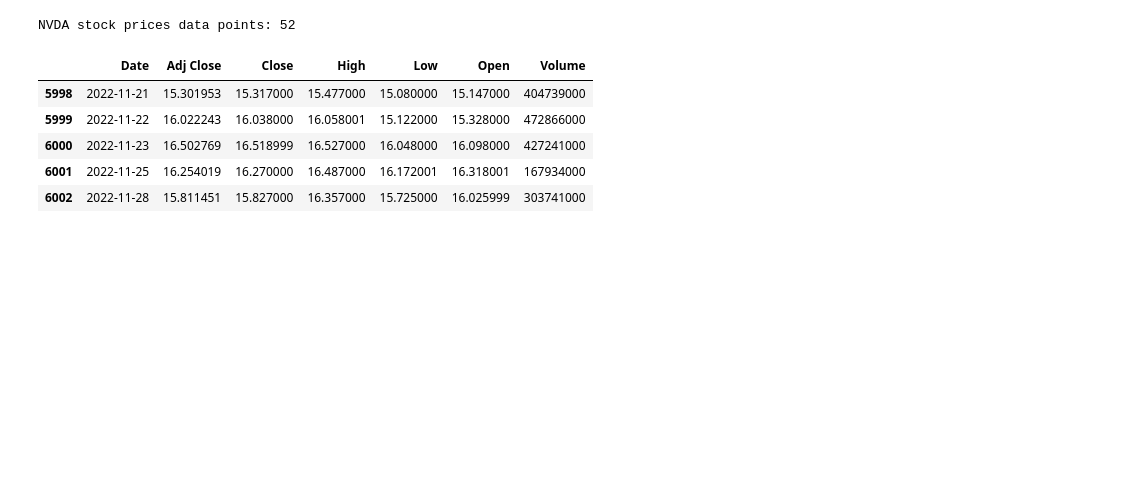
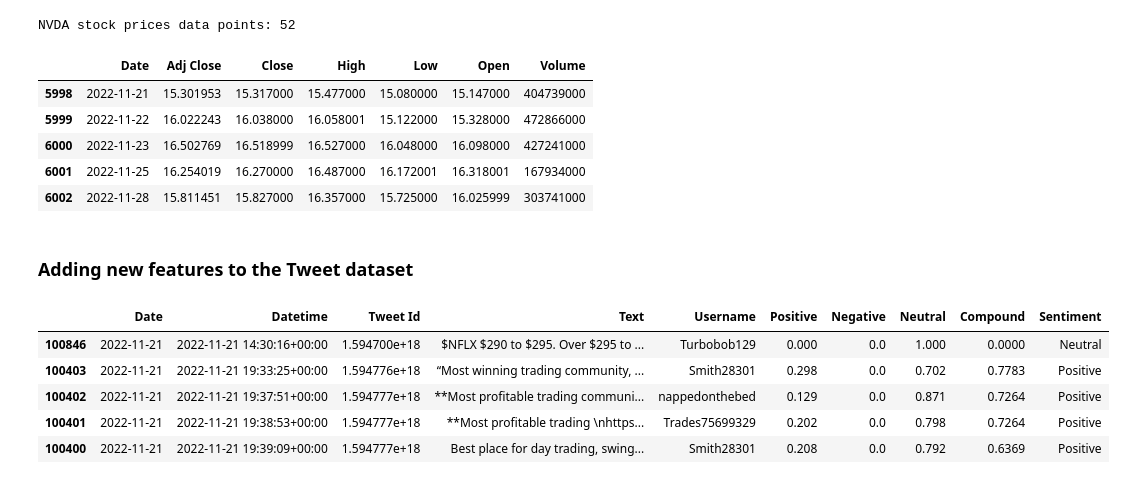
Before and after one commit to adelriosantiago/tweet-stock-sentiment, a Jupyter notebook: get-prediction.ipynb, the cells around one changed output. Saved outputs shown, nothing was run; the diff lists cells and outputs as text; code cells hidden in the pictures; blank space fills up the shorter version.

```diff
--- a/get-prediction.ipynb
+++ b/get-prediction.ipynb
@@ -74,5 +86,39 @@ NVDA stock prices data points: 52
 | 6000 | 2022-11-23 | 16.502769 | 16.518999 | 16.527000 | 16.048000 | 16.098000 | 427241000 |
 | 6001 | 2022-11-25 | 16.254019 | 16.270000 | 16.487000 | 16.172001 | 16.318001 | 167934000 |
 | 6002 | 2022-11-28 | 15.811451 | 15.827000 | 16.357000 | 15.725000 | 16.025999 | 303741000 |
+# %% [markdown]
+### Adding new features to the Tweet dataset
 # %%
-# Merge stock prices with tweets on the date
+# Add sentiment analysis columns to the Tweets DataFrame
+nvda_tweets['Positive'] = 0
+nvda_tweets['Negative'] = 0
+nvda_tweets['Neutral'] = 0
+nvda_tweets['Compound'] = 0.0
+nvda_tweets['Sentiment'] = ''
+
+# Iterate over each tweet and calculate sentiment scores
+from vaderSentiment.vaderSentiment import SentimentIntensityAnalyzer
+
+analyzer = SentimentIntensityAnalyzer()
+for index, row in nvda_tweets.iterrows():
+    tweet = row['Text']
+    vs = analyzer.polarity_scores(tweet)
+    nvda_tweets.at[index, 'Positive'] = vs['pos']
+    nvda_tweets.at[index, 'Negative'] = vs['neg']
+    nvda_tweets.at[index, 'Neutral'] = vs['neu']
+    nvda_tweets.at[index, 'Compound'] = vs['compound']
+    if vs['compound'] >= 0.05:
+        nvda_tweets.at[index, 'Sentiment'] = 'Positive'
+    elif vs['compound'] <= -0.05:
+        nvda_tweets.at[index, 'Sentiment'] = 'Negative'
+    else:
+        nvda_tweets.at[index, 'Sentiment'] = 'Neutral'
+
+nvda_tweets.head()
+# %% [output]
+|  | Date | Datetime | Tweet Id | Text | Username | Positive | Negative | Neutral | Compound | Sentiment |
+| 100846 | 2022-11-21 | 2022-11-21 14:30:16+00:00 | 1.594700e+18 | $NFLX $290 to $295. Over $295 to ... | Turbobob129 | 0.000 | 0.0 | 1.000 | 0.0000 | Neutral |
+| 100403 | 2022-11-21 | 2022-11-21 19:33:25+00:00 | 1.594776e+18 | “Most winning trading community, ... | Smith28301 | 0.298 | 0.0 | 0.702 | 0.7783 | Positive |
+| 100402 | 2022-11-21 | 2022-11-21 19:37:51+00:00 | 1.594777e+18 | **Most profitable trading communi... | nappedonthebed | 0.129 | 0.0 | 0.871 | 0.7264 | Positive |
+| 100401 | 2022-11-21 | 2022-11-21 19:38:53+00:00 | 1.594777e+18 | **Most profitable trading \nhttps... | Trades75699329 | 0.202 | 0.0 | 0.798 | 0.7264 | Positive |
+| 100400 | 2022-11-21 | 2022-11-21 19:39:09+00:00 | 1.594777e+18 | Best place for day trading, swing... | Smith28301 | 0.208 | 0.0 | 0.792 | 0.6369 | Positive |
```
Also changed, not shown: parts of 7 cells of this notebook, 2 other files.
